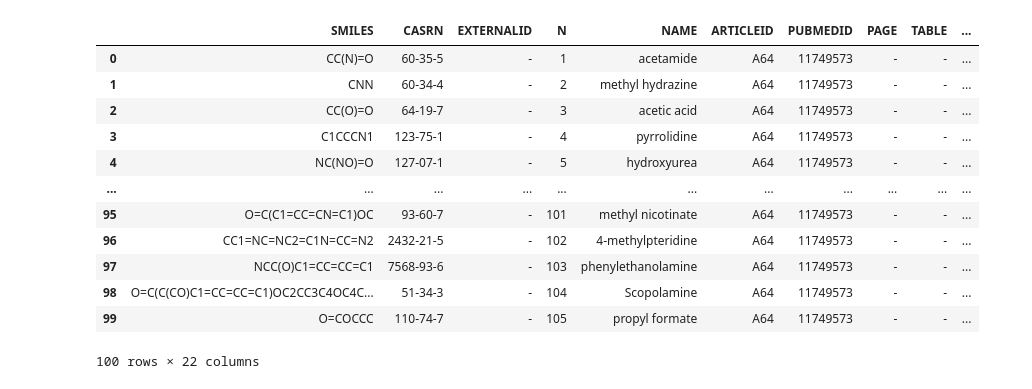
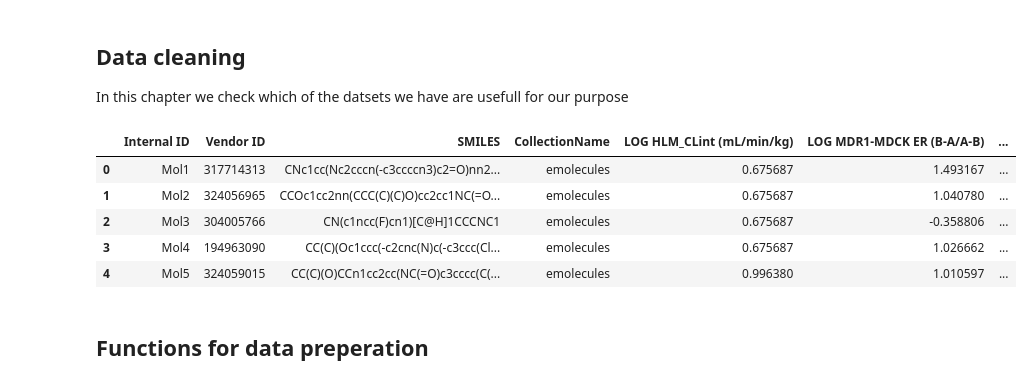
Before and after one commit to NinaB99/AI-for-Chemistry, a Jupyter notebook: Code/Data_cleaning.ipynb, the cells around one changed output. Saved outputs shown, nothing was run; the diff lists cells and outputs as text; code cells hidden in the pictures.

```diff
--- a/Code/Data_cleaning.ipynb
+++ b/Code/Data_cleaning.ipynb
@@ -4,6 +4,9 @@ import rdkit
 from rdkit import Chem
 from rdkit.Chem import Descriptors
 import math
+# %% [markdown]
+## Data cleaning
+In this chapter we check which of the datsets we have are usefull for our purpose
 # %%
 df_curatedSol = pd.read_csv('../Data/CuratedSol.csv')
 df_biogen = pd.read_csv('../Data/Biogen.csv')
@@ -21,27 +24,20 @@ df_water_sol_Ochem = pd.read_csv('../Data/Water_Sol_OCHEM.csv')
 # %%
 #df_curatedSol.head()
 #df_bioavailability.head() #995
-#df_biogen.head() #3521
+df_biogen.head() #3521
 #df_ESOL.head() #1128
 #df_Water_Octanol.head()#4200
 #df_Bold_brain_barrier.head() #2050
 #df_Kinetic_solubility.head() #2532
 #df_permeability.head() #2530
 #df_PAMPA_ph7_4.head() #2532
 #df_oral_adsorption.shape
 #df_binary_bioavailibility.head(20)
-df_water_sol_Ochem.head(100)
+#df_water_sol_Ochem.head(100)
 # %% [output]
-|  | SMILES | CASRN | EXTERNALID | N | NAME | ARTICLEID | PUBMEDID | PAGE | TABLE | ... |
-| 0 | CC(N)=O | 60-35-5 | - | 1 | acetamide | A64 | 11749573 | - | - | ... |
-| 1 | CNN | 60-34-4 | - | 2 | methyl hydrazine | A64 | 11749573 | - | - | ... |
-| 2 | CC(O)=O | 64-19-7 | - | 3 | acetic acid | A64 | 11749573 | - | - | ... |
-| 3 | C1CCCN1 | 123-75-1 | - | 4 | pyrrolidine | A64 | 11749573 | - | - | ... |
-| 4 | NC(NO)=O | 127-07-1 | - | 5 | hydroxyurea | A64 | 11749573 | - | - | ... |
-| ... | ... | ... | ... | ... | ... | ... | ... | ... | ... | ... |
-| 95 | O=C(C1=CC=CN=C1)OC | 93-60-7 | - | 101 | methyl nicotinate | A64 | 11749573 | - | - | ... |
-| 96 | CC1=NC=NC2=C1N=CC=N2 | 2432-21-5 | - | 102 | 4-methylpteridine | A64 | 11749573 | - | - | ... |
-| 97 | NCC(O)C1=CC=CC=C1 | 7568-93-6 | - | 103 | phenylethanolamine | A64 | 11749573 | - | - | ... |
-| 98 | O=C(C(CO)C1=CC=CC=C1)OC2CC3C4OC4C... | 51-34-3 | - | 104 | Scopolamine | A64 | 11749573 | - | - | ... |
-| 99 | O=COCCC | 110-74-7 | - | 105 | propyl formate | A64 | 11749573 | - | - | ... |
+|  | Internal ID | Vendor ID | SMILES | CollectionName | LOG HLM_CLint (mL/min/kg) | LOG MDR1-MDCK ER (B-A/A-B) | ... |
+| 0 | Mol1 | 317714313 | CNc1cc(Nc2cccn(-c3ccccn3)c2=O)nn2... | emolecules | 0.675687 | 1.493167 | ... |
+| 1 | Mol2 | 324056965 | CCOc1cc2nn(CCC(C)(C)O)cc2cc1NC(=O... | emolecules | 0.675687 | 1.040780 | ... |
+| 2 | Mol3 | 304005766 | CN(c1ncc(F)cn1)[C@H]1CCCNC1 | emolecules | 0.675687 | -0.358806 | ... |
+| 3 | Mol4 | 194963090 | CC(C)(Oc1ccc(-c2cnc(N)c(-c3ccc(Cl... | emolecules | 0.675687 | 1.026662 | ... |
+| 4 | Mol5 | 324059015 | CC(C)(O)CCn1cc2cc(NC(=O)c3cccc(C(... | emolecules | 0.996380 | 1.010597 | ... |
-100 rows × 22 columns
@@ -54,3 +44,5 @@ df_curatedSol.to_csv('../Data/CuratedSol.csv', index=False)
+# %% [markdown]
+## Functions for data preperation
 # %%
 def canonicalize(Dataframe: pd.DataFrame, column_name: str):
 
```
Also changed, not shown: parts of 20 cells of this notebook.
